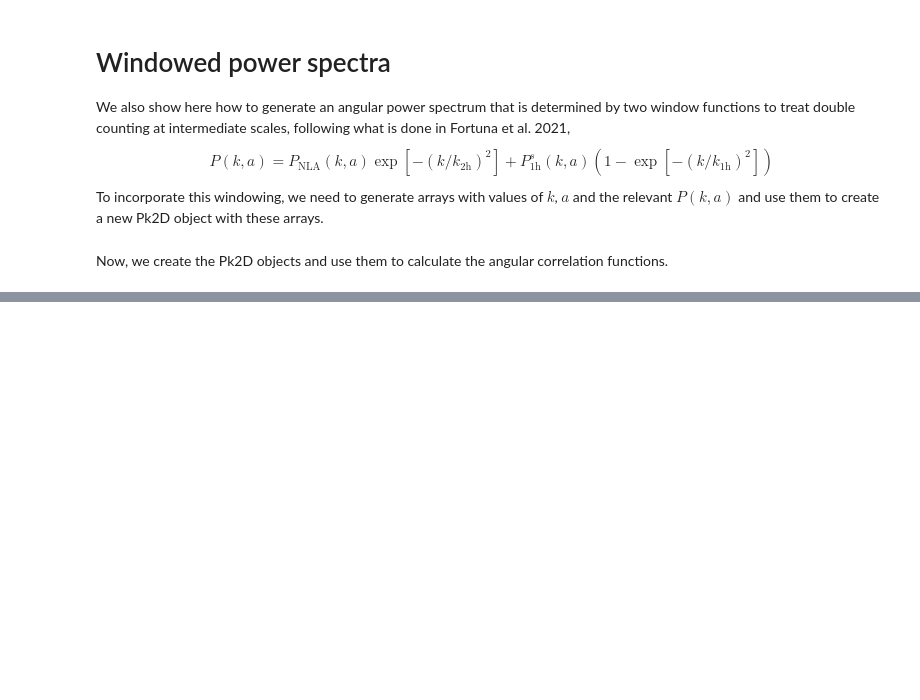
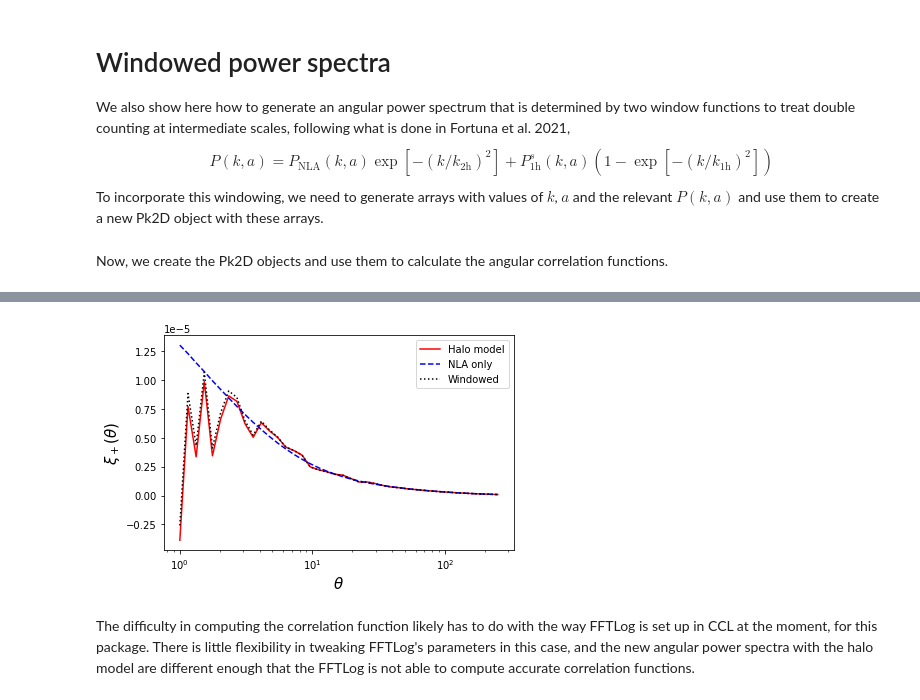
Before and after one commit to LSSTDESC/CCLX, a Jupyter notebook: Halo model for IA.ipynb, the cells around one changed output, grey strips where cells are left out. Drawn from its saved outputs; the diff is of its cells as text; code cells hidden in the pictures; blank space fills up the shorter version.

```diff
--- a/Halo model for IA.ipynb
+++ b/Halo model for IA.ipynb
@@ -307,0 +245,31 @@ plt.show()
+# %%
+thetas = np.geomspace(1, 250, 40)
+xip = ccl.correlation(
+                    cosmo, l_arr, cl_GG+cl_GI+cl_II, thetas/60, type='GG+'
+                )
+xip_NLA = ccl.correlation(
+                    cosmo, l_arr, cl_GG+cl_GI_NLA+cl_II_NLA, thetas/60, type='GG+'
+                )
+xip_windowed = ccl.correlation(
+                    cosmo, l_arr, cl_GG+cl_GI_windowed+cl_II_windowed, thetas/60, type='GG+'
+                )
+# %%
+fig, ax = plt.subplots()
+
+ax.plot(thetas, xip, label='Halo model', c='red')
+ax.plot(thetas, xip_NLA, label='NLA only', c='blue', ls='--')
+ax.plot(thetas, xip_windowed, label='Windowed', c='black', ls='dotted')
+ax.set_ylabel(r'$\xi_+(\theta)$', fontsize=15)
+ax.legend()
+
+ax.set_xscale('log')
+#ax.set_yscale('log')
+#ax.set_ylim([1e-8, 1e-4])
+ax.set_xlabel(r'$\theta$', fontsize=15)
+
+fig.tight_layout()
+plt.show()
+# %% [output]
+[figure, added]
+# %% [markdown]
+The difficulty in computing the correlation function likely has to do with the way FFTLog is set up in CCL at the moment, for this package. There is little flexibility in tweaking FFTLog's parameters in this case, and the new angular power spectra with the halo model are different enough that the FFTLog is not able to compute accurate correlation functions.
```
Also changed, not shown: parts of 14 cells of this notebook.
